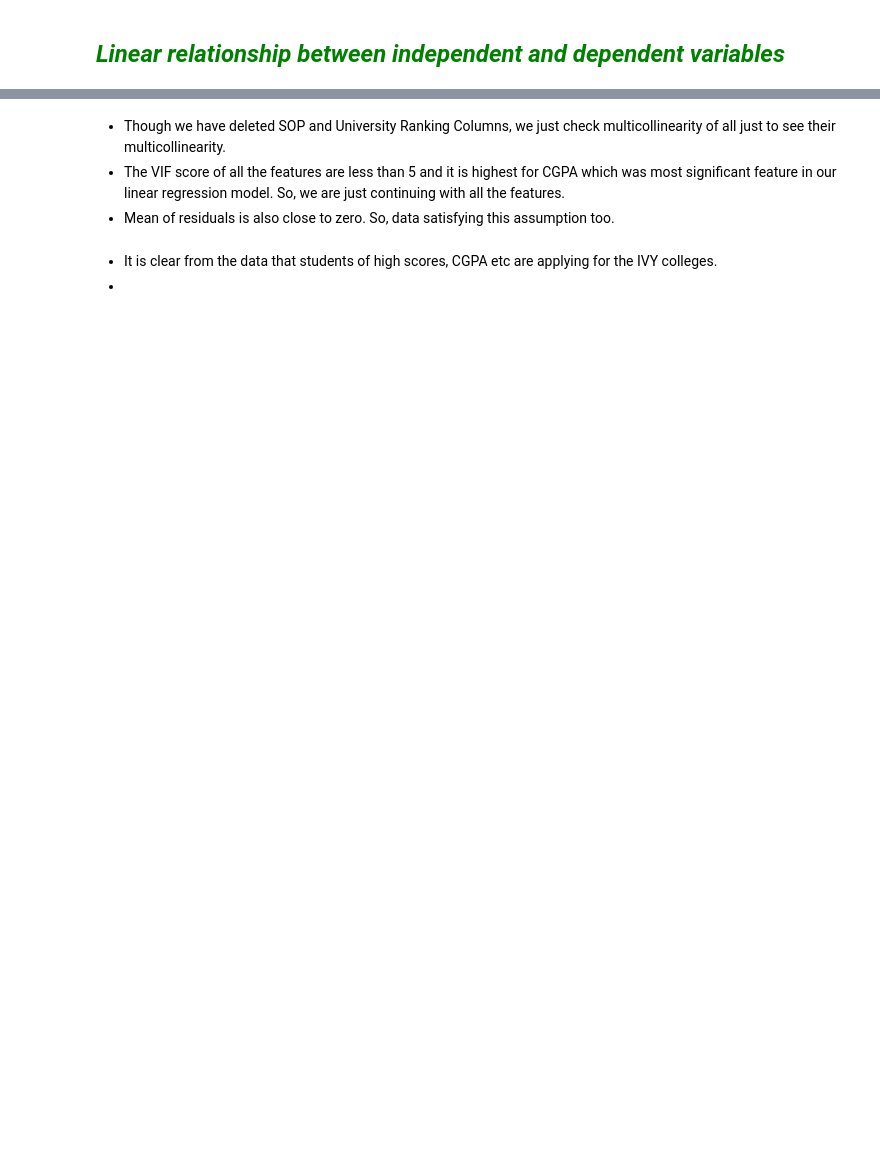
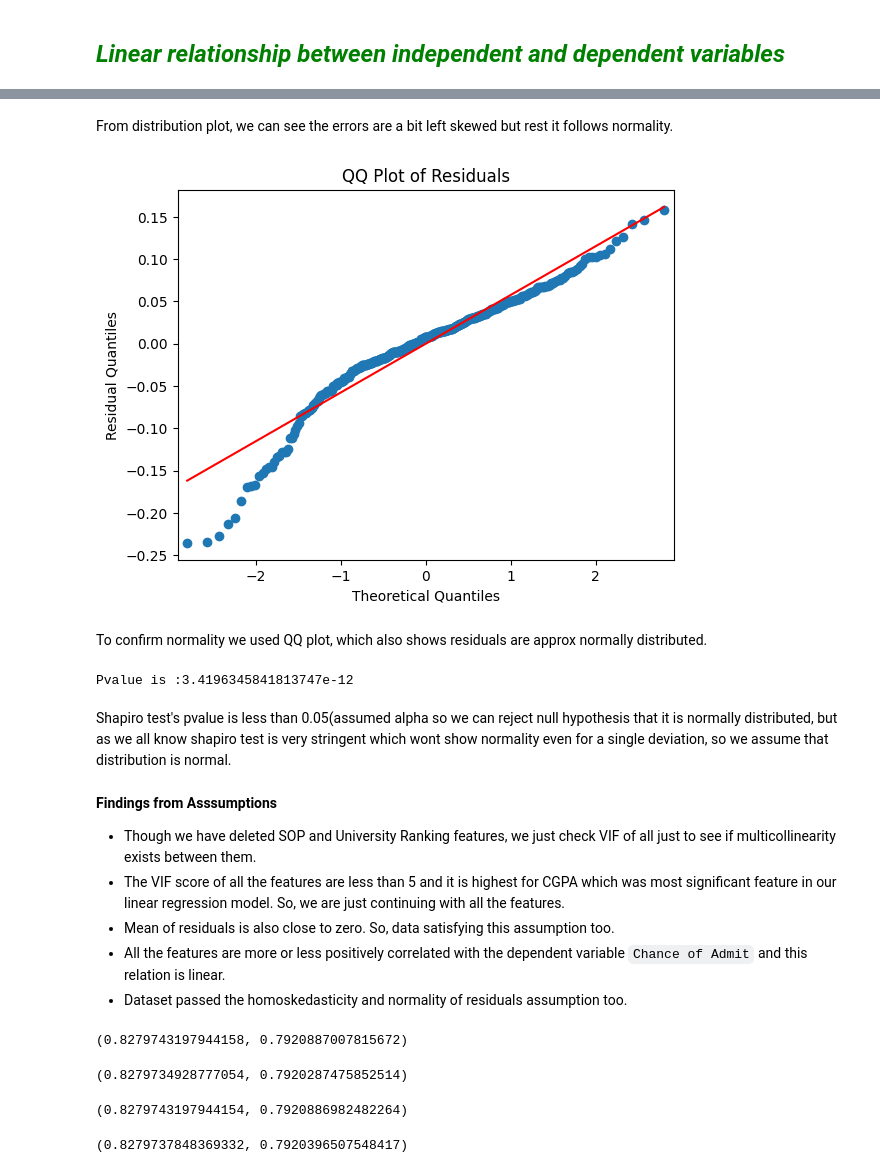
Before and after one commit to shamabansal17/Predicting-probabilty-to-get-admission-in-IVY-colleges, a Jupyter notebook: Jamboree.ipynb, the cells around one changed output, grey strips where cells are left out. Cells and saved outputs as stored; diff of their text form; code cells hidden in the pictures; blank space fills up the shorter version.

```diff
--- a/Jamboree.ipynb
+++ b/Jamboree.ipynb
@@ -626,7 +699,30 @@ TypeError: 'NoneType' object is not iterable
+# %% [markdown]
+From distribution plot, we can see the errors are a bit left skewed but rest it follows normality.
+# %%
+# QQ-Plot of residuals to check normality
+
+sm.qqplot(residual_train,line='r')
+plt.title('QQ Plot of Residuals')
+plt.ylabel('Residual Quantiles')
+plt.show()
+# %% [output]
+[figure, added]
+# %% [markdown]
+To confirm normality we used QQ plot, which also shows residuals are approx normally distributed.
+# %%
+# Checking normality using SHAPIRO WILK test
+
+from scipy import stats
+res,pvalue = stats.shapiro(residual_train)
+print(f"Pvalue is :{pvalue}")
+# %% [output]
+Pvalue is :3.4196345841813747e-12
+# %% [markdown]
+Shapiro test's pvalue is less than 0.05(assumed alpha so we can reject null hypothesis that it is normally distributed, but as we all know shapiro test is very stringent which wont show normality even for a single deviation, so we assume that distribution is normal.
 # %% [markdown]
-- Though we have deleted SOP and University Ranking Columns, we just check multicollinearity of all just to see their multicollinearity.
+**Findings from Asssumptions**
+- Though we have deleted SOP and University Ranking features, we just check VIF of all just to see if multicollinearity exists between them.
 - The VIF score of all the features are less than 5 and it is highest for CGPA which was most significant feature in our linear regression model. So, we are just continuing with all the features.
 - Mean of residuals is also close to zero. So, data satisfying this assumption too.
+- All the features are more or less positively correlated with the dependent variable `Chance of Admit` and this relation is linear.
+- Dataset passed the homoskedasticity  and normality of residuals assumption too.
-# %% [markdown]
-- It is clear from the data that students of high scores, CGPA etc are applying for the IVY colleges.
--
@@ -637,0 +729,34 @@ df.columns
+# %%
+#@title USING SKLEARN LIBRARY
+
+# using sklearn to implement linear regression model
+
+model=LinearRegression()
+model.fit(Xtrain,ytrain)
+model.score(Xtrain,ytrain),model.score(Xtest,ytest)
+# %% [output]
+(0.8279743197944158, 0.7920887007815672)
+# %%
+# using Lasso regularisation
+
+model_las=Lasso(alpha=0.0001)
+model_las.fit(Xtrain,ytrain)
+model_las.score(Xtrain,ytrain),model_las.score(Xtest,ytest)
+# %% [output]
+(0.8279734928777054, 0.7920287475852514)
+# %%
+# using Ridge regularisation
+
+model_rid=Ridge(alpha=0.00001)
+model_rid.fit(Xtrain,ytrain)
+model_rid.score(Xtrain,ytrain),model_rid.score(Xtest,ytest)
+# %% [output]
+(0.8279743197944154, 0.7920886982482264)
+# %%
+# using ElasticNet regularisation
+
+model_elas=ElasticNet(alpha=0.0001,l1_ratio=0.8)
+model_elas.fit(Xtrain,ytrain)
+model_elas.score(Xtrain,ytrain),model_elas.score(Xtest,ytest)
+# %% [output]
+(0.8279737848369332, 0.7920396507548417)
```
Also changed, not shown: parts of 33 cells of this notebook.
